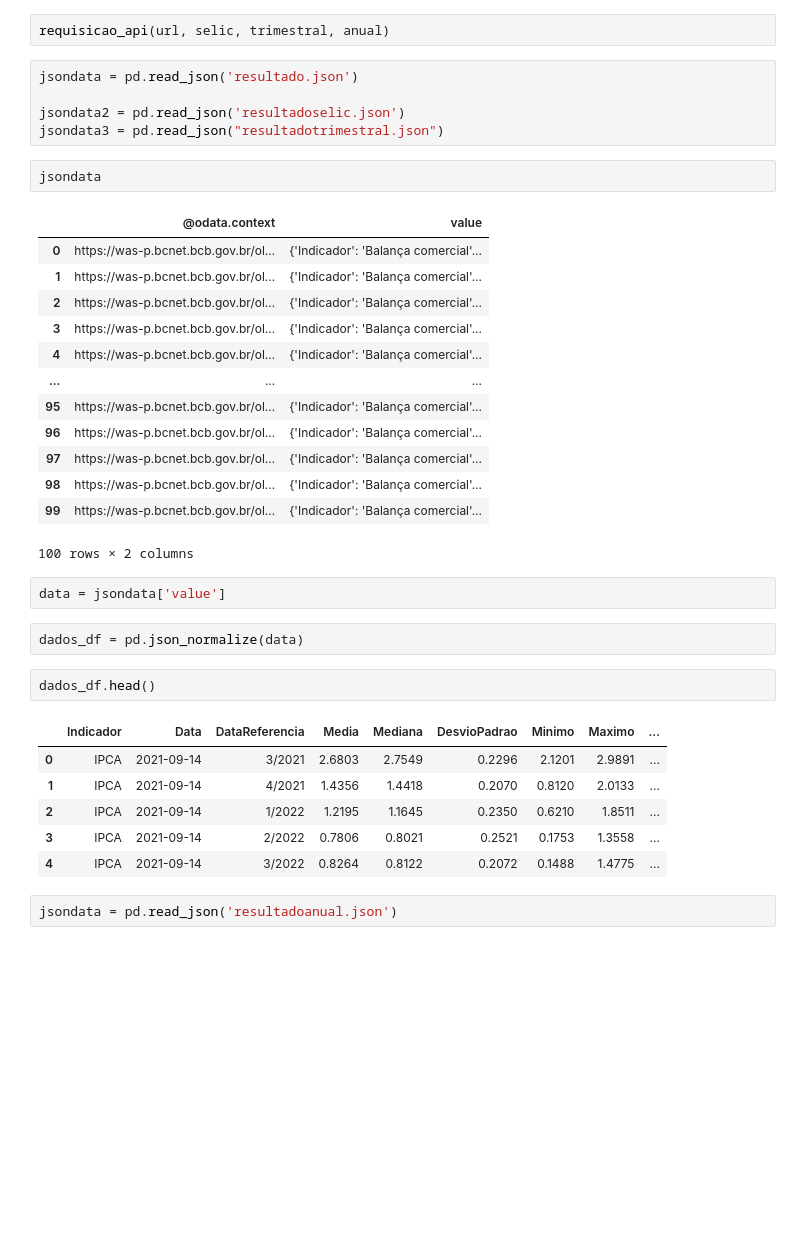
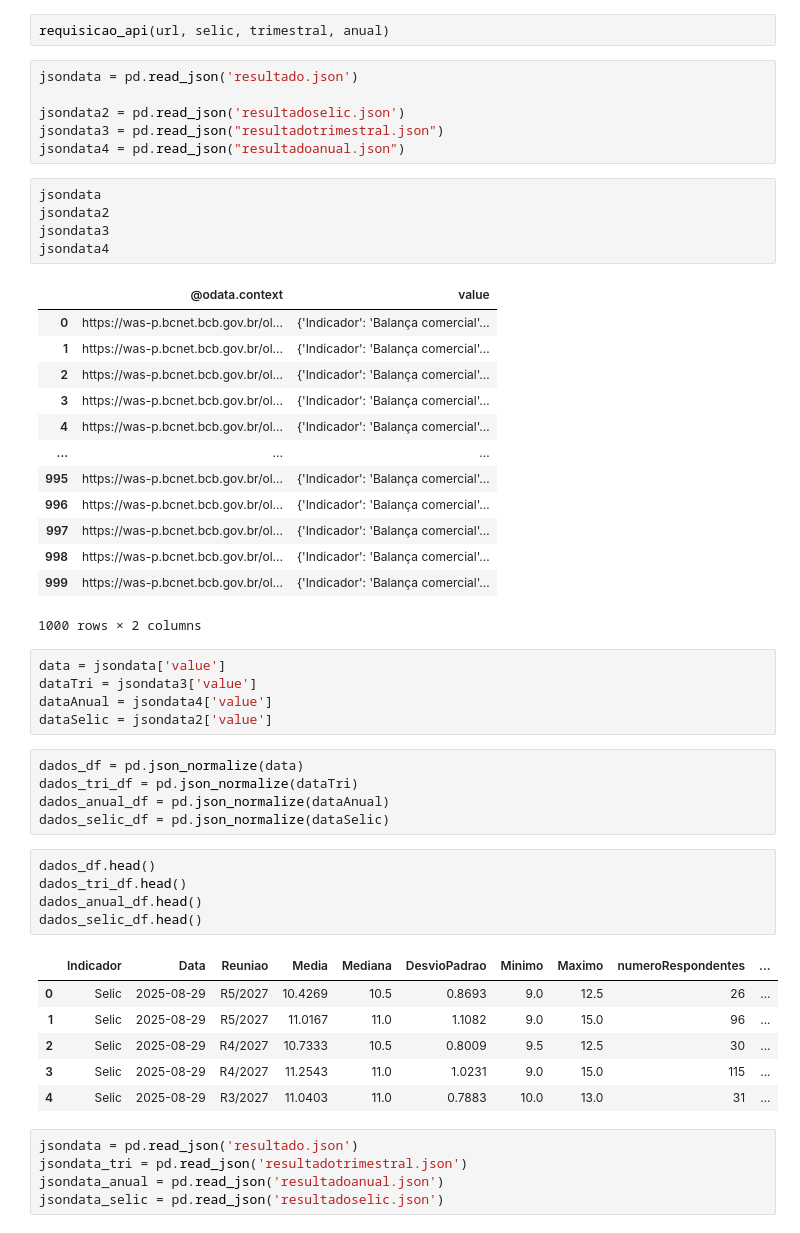
Before and after one commit to sauloadones/BigData---Senac, a Jupyter notebook: Atividade2/atividade2.ipynb, the cells around one changed output. Cells and saved outputs as stored; diff of their text form; blank space fills up the shorter version.

```diff
--- a/Atividade2/atividade2.ipynb
+++ b/Atividade2/atividade2.ipynb
@@ -34,8 +34,12 @@ jsondata = pd.read_json('resultado.json')
 
 jsondata2 = pd.read_json('resultadoselic.json')
 jsondata3 = pd.read_json("resultadotrimestral.json")
+jsondata4 = pd.read_json("resultadoanual.json")
 # %%
 jsondata
+jsondata2
+jsondata3
+jsondata4
 # %% [output]
 |  | @odata.context | value |
 | 0 | https://was-p.bcnet.bcb.gov.br/ol... | {'Indicador': 'Balança comercial'... |
@@ -44,26 +48,38 @@ jsondata
 | 3 | https://was-p.bcnet.bcb.gov.br/ol... | {'Indicador': 'Balança comercial'... |
 | 4 | https://was-p.bcnet.bcb.gov.br/ol... | {'Indicador': 'Balança comercial'... |
 | ... | ... | ... |
-| 95 | https://was-p.bcnet.bcb.gov.br/ol... | {'Indicador': 'Balança comercial'... |
-| 96 | https://was-p.bcnet.bcb.gov.br/ol... | {'Indicador': 'Balança comercial'... |
-| 97 | https://was-p.bcnet.bcb.gov.br/ol... | {'Indicador': 'Balança comercial'... |
-| 98 | https://was-p.bcnet.bcb.gov.br/ol... | {'Indicador': 'Balança comercial'... |
-| 99 | https://was-p.bcnet.bcb.gov.br/ol... | {'Indicador': 'Balança comercial'... |
+| 995 | https://was-p.bcnet.bcb.gov.br/ol... | {'Indicador': 'Balança comercial'... |
+| 996 | https://was-p.bcnet.bcb.gov.br/ol... | {'Indicador': 'Balança comercial'... |
+| 997 | https://was-p.bcnet.bcb.gov.br/ol... | {'Indicador': 'Balança comercial'... |
+| 998 | https://was-p.bcnet.bcb.gov.br/ol... | {'Indicador': 'Balança comercial'... |
+| 999 | https://was-p.bcnet.bcb.gov.br/ol... | {'Indicador': 'Balança comercial'... |
-100 rows × 2 columns
+1000 rows × 2 columns
 # %%
 data = jsondata['value']
+dataTri = jsondata3['value']
+dataAnual = jsondata4['value']
+dataSelic = jsondata2['value']
 # %%
 dados_df = pd.json_normalize(data)
+dados_tri_df = pd.json_normalize(dataTri)
+dados_anual_df = pd.json_normalize(dataAnual)
+dados_selic_df = pd.json_normalize(dataSelic)
 # %%
 dados_df.head()
+dados_tri_df.head()
+dados_anual_df.head()
+dados_selic_df.head()
 # %% [output]
-|  | Indicador | Data | DataReferencia | Media | Mediana | DesvioPadrao | Minimo | Maximo | ... |
-| 0 | IPCA | 2021-09-14 | 3/2021 | 2.6803 | 2.7549 | 0.2296 | 2.1201 | 2.9891 | ... |
-| 1 | IPCA | 2021-09-14 | 4/2021 | 1.4356 | 1.4418 | 0.2070 | 0.8120 | 2.0133 | ... |
-| 2 | IPCA | 2021-09-14 | 1/2022 | 1.2195 | 1.1645 | 0.2350 | 0.6210 | 1.8511 | ... |
-| 3 | IPCA | 2021-09-14 | 2/2022 | 0.7806 | 0.8021 | 0.2521 | 0.1753 | 1.3558 | ... |
-| 4 | IPCA | 2021-09-14 | 3/2022 | 0.8264 | 0.8122 | 0.2072 | 0.1488 | 1.4775 | ... |
+|  | Indicador | Data | Reuniao | Media | Mediana | DesvioPadrao | Minimo | Maximo | numeroRespondentes | ... |
+| 0 | Selic | 2025-08-29 | R5/2027 | 10.4269 | 10.5 | 0.8693 | 9.0 | 12.5 | 26 | ... |
+| 1 | Selic | 2025-08-29 | R5/2027 | 11.0167 | 11.0 | 1.1082 | 9.0 | 15.0 | 96 | ... |
+| 2 | Selic | 2025-08-29 | R4/2027 | 10.7333 | 10.5 | 0.8009 | 9.5 | 12.5 | 30 | ... |
+| 3 | Selic | 2025-08-29 | R4/2027 | 11.2543 | 11.0 | 1.0231 | 9.0 | 15.0 | 115 | ... |
+| 4 | Selic | 2025-08-29 | R3/2027 | 11.0403 | 11.0 | 0.7883 | 10.0 | 13.0 | 31 | ... |
 # %%
-jsondata = pd.read_json('resultadoanual.json')
+jsondata = pd.read_json('resultado.json')
+jsondata_tri = pd.read_json('resultadotrimestral.json')
+jsondata_anual = pd.read_json('resultadoanual.json')
+jsondata_selic = pd.read_json('resultadoselic.json')
 # %%
 jsondata
```
Also changed, not shown: parts of 9 cells of this notebook, 9 other files.
